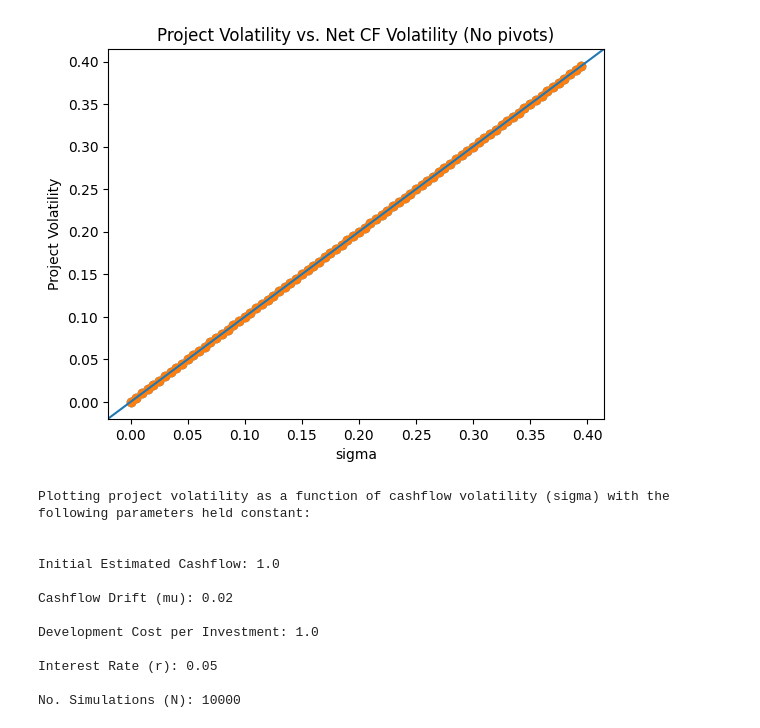
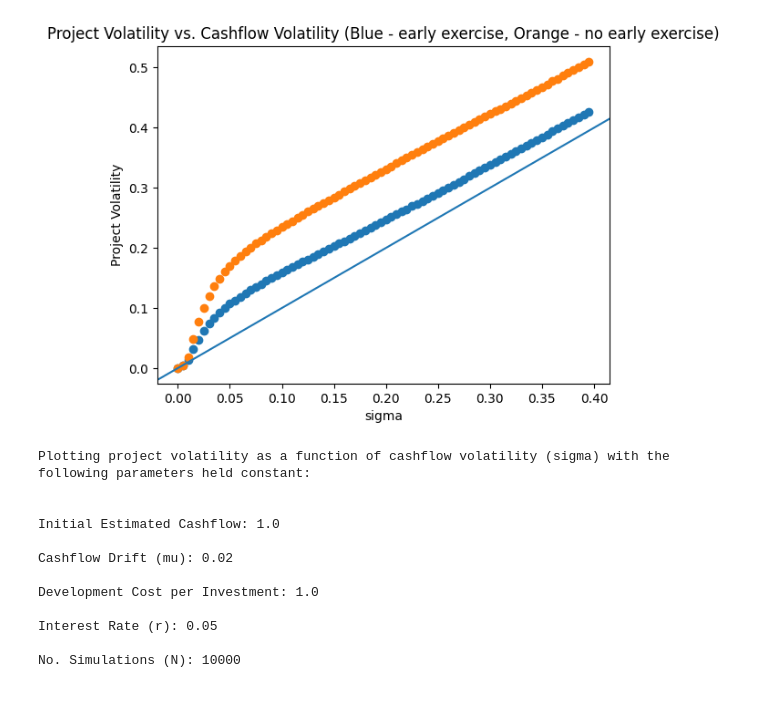
Before and after one commit to Alistair-Russell/Lean-Project-Valuation, a Jupyter notebook: lpv_sa_project_volatilility.ipynb, the cells around one changed output. Saved outputs shown, nothing was run; the diff lists cells and outputs as text; code cells hidden in the pictures; blank space fills up the shorter version.

```diff
--- a/lpv_sa_project_volatilility.ipynb
+++ b/lpv_sa_project_volatilility.ipynb
@@ -37,41 +113,40 @@ R = 0.05
 # %%
 # Project Vol as a fn of Cashflow Vol
-N = 10000
 ra = np.arange(0, 0.4, 0.005)
 projects = [LeanProjectValuation(CF_MU,
                                  sigma,
                                  CF_INIT,
                                  K,
                                  R,
                                  rand_seed=SEED,
                                  no_sims=N,
-                                 disable_pivots=True) for sigma in ra]
-stdevs = [p.volatility(TIME_ARRAY, 3) for p in projects]
-naive_stdevs = [p.volatility(TIME_ARRAY, 3, unaltered=True) for p in projects]
+                                 disable_pivots=False) for sigma in ra]
+proj_vols = [p.volatility(TIME_ARRAY, 3) for p in projects]
+naive_proj_vols = [p.volatility(TIME_ARRAY, 3, unaltered=True) for p in projects]
 
 # Plot results
-plt.title("Project Volatility vs. Net CF Volatility (No pivots)")
+plt.title("Project Volatility vs. Cashflow Volatility (Blue - early exercise, Orange - no early exercise)")
 plt.xlabel("sigma")
 plt.ylabel("Project Volatility")
-plt.scatter(ra, stdevs)
-plt.scatter(ra, naive_stdevs)
+plt.scatter(ra, proj_vols)
+plt.scatter(ra, naive_proj_vols)
 
 description=f"""
 Plotting project volatility as a function of cashflow volatility (sigma) with the following parameters held constant:\n\n
 Initial Estimated Cashflow: {CF_INIT}\n
 Cashflow Drift (mu): {CF_MU}\n
 Development Cost per Investment: {K}\n
 Interest Rate (r): {R}\n
 No. Simulations (N): {N}\n
 """
 
 # 45 degree line
 plt.axline((0,0),slope=1)
 
 plt.show()
 print(description)
 # %% [output]
-[figure, old version]
+[figure, new version]
 Plotting project volatility as a function of cashflow volatility (sigma) with the following parameters held constant:
 
 
```
Also changed, not shown: parts of 6 cells of this notebook, 1 other file.
